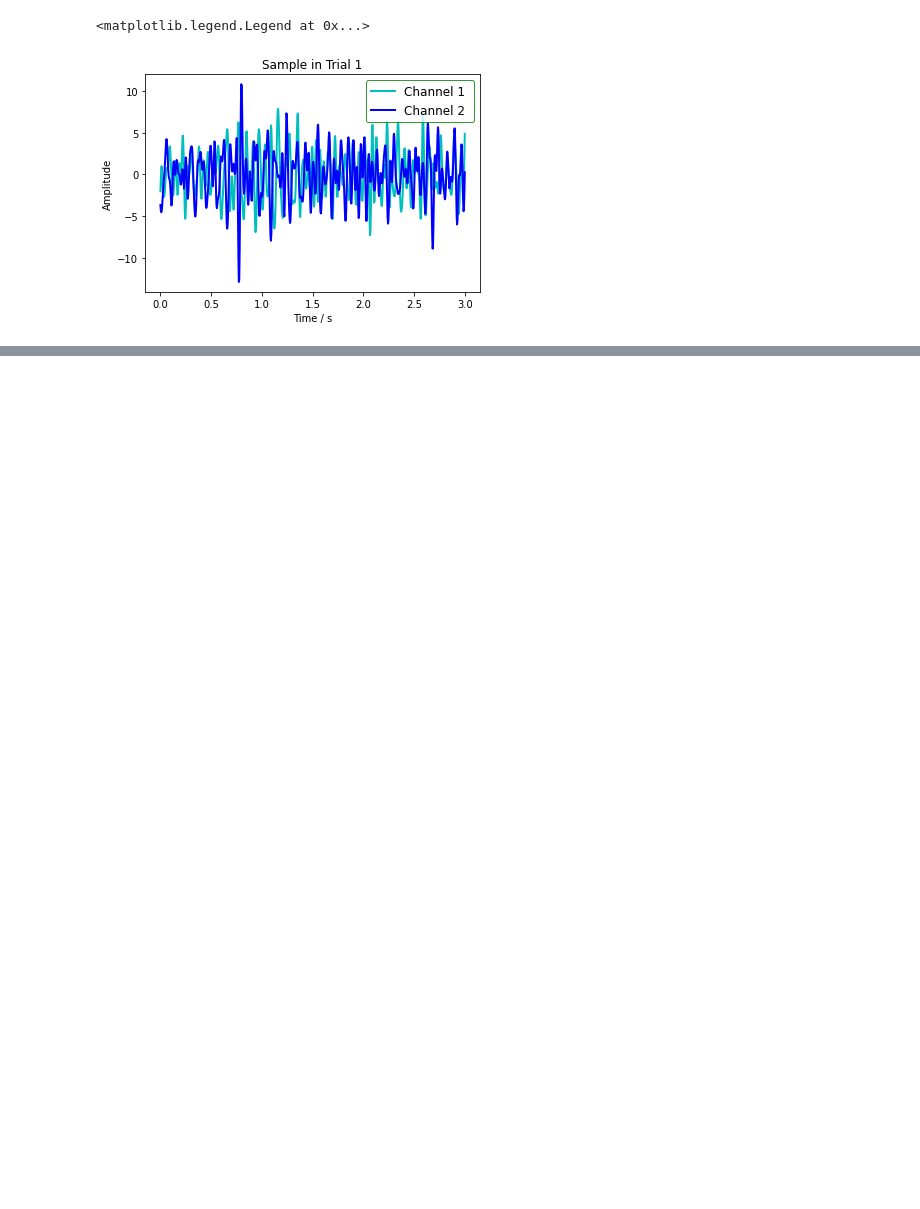
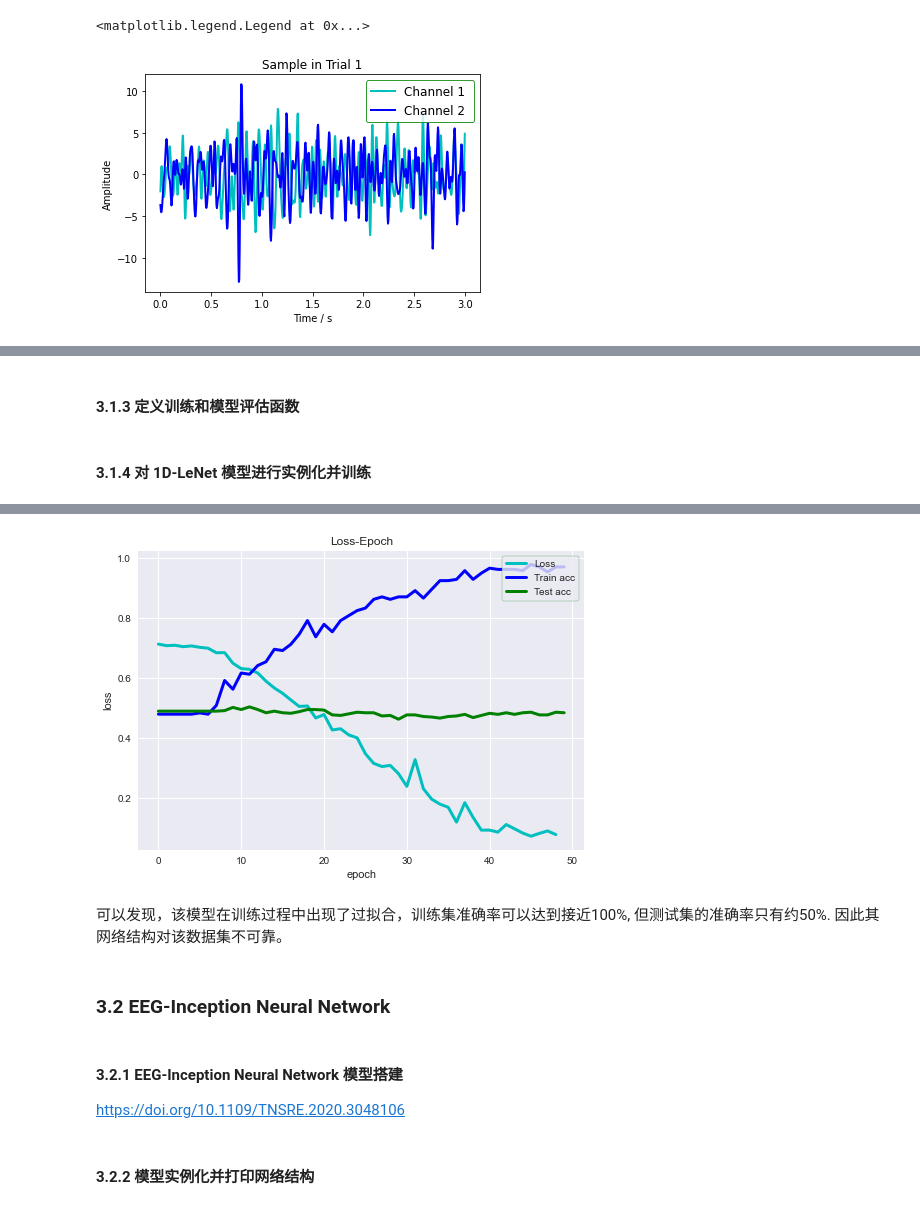
Before and after one commit to Kairos-han/EEG-based-classification-of-motor-imagery-states, a Jupyter notebook: myEEG.ipynb, the cells around one changed output, grey strips where cells are left out. Cells and saved outputs as stored; diff of their text form; code cells hidden in the pictures; blank space fills up the shorter version.

```diff
--- a/myEEG.ipynb
+++ b/myEEG.ipynb
@@ -35,12 +43,16 @@ Type: <class 'numpy.ndarray'>
 Dimision: 3
 Shape: (800, 13, 750)
 # %%
-data_y = np.concatenate([dataSet1['y'], dataSet2['y']],                 axis = 0)
+# Concatenate Datasets y
 
-data_y = np.concatenate([data_y, dataSet3['y']],                 axis = 0)
+data_y = np.concatenate([dataSet1['y'], dataSet2['y']], axis = 0)
 
-data_y = np.concatenate([data_y, dataSet4['y']],                 axis = 0)
+data_y = np.concatenate([data_y, dataSet3['y']], axis = 0)
 
+data_y = np.concatenate([data_y, dataSet4['y']], axis = 0)
+
+# Reshape
+data_y = data_y.reshape((800, 1))
 
 print('===== Dataset Train S1~S4 -> Lable(y) =====')
 # lableTrain = np.reshape(lableTrain, (1, 800))
@@ -238,0 +147,4 @@ from keras.optimizers import Adam
+# %%
+device = torch.device("cpu")
+model = LeNet().to(device)
+summary(model, (13, 750) , device='cpu')
@@ -238,0 +169,2 @@ from keras.optimizers import Adam
+# %% [markdown]
+#### 3.1.3 定义训练和模型评估函数
@@ -238,0 +230,33 @@ from keras.optimizers import Adam
+# %% [markdown]
+#### 3.1.4 对 1D-LeNet 模型进行实例化并训练
+# %%
+%matplotlib inline
+import matplotlib.pyplot as plt
+from sklearn.model_selection import train_test_split
+
+input_shape = data_X.shape[1], data_X.shape[2] # (13, 750)
+lable_shape = data_y.shape # (800, 1)
+
+# Build Model
+net = LeNet()
+lr = 0.001
+num_epochs = 50
+optimizer = torch.optim.Adam(net.parameters(), lr=lr)
+
+# Train Model
+train(net, data_X, data_y, optimizer, device, num_epochs)
+
+# Draw Loss-Epoch Diagram
+plt.style.use('seaborn')
+plt.title('Loss-Epoch')
+plt.xlabel('epoch')
+plt.ylabel('loss')
+
+plt.plot(losslist[1:], 'c-', linewidth= 3, label='Loss')
+plt.plot(train_acc_list, 'b-', linewidth = 3, label='Train acc')
+plt.plot(test_acc_list, 'g-', linewidth = 3, label='Test acc')
+
+plt.legend(loc='upper right',fontsize='medium',frameon=True,edgecolor='green')
+plt.show()
+plt.close()
+# %% [output]
@@ -238,0 +280,8 @@ from keras.optimizers import Adam
+[figure, added]
+# %% [markdown]
+可以发现，该模型在训练过程中出现了过拟合，训练集准确率可以达到接近100%, 但测试集的准确率只有约50%. 因此其网络结构对该数据集不可靠。
+# %% [markdown]
+### 3.2 EEG-Inception Neural Network
+# %% [markdown]
+#### 3.2.1 EEG-Inception Neural Network 模型搭建
+https://doi.org/10.1109/TNSRE.2020.3048106
@@ -238,0 +405,2 @@ from keras.optimizers import Adam
+# %% [markdown]
+#### 3.2.2 模型实例化并打印网络结构
```
Also changed, not shown: parts of 32 cells of this notebook, 4 other files.
